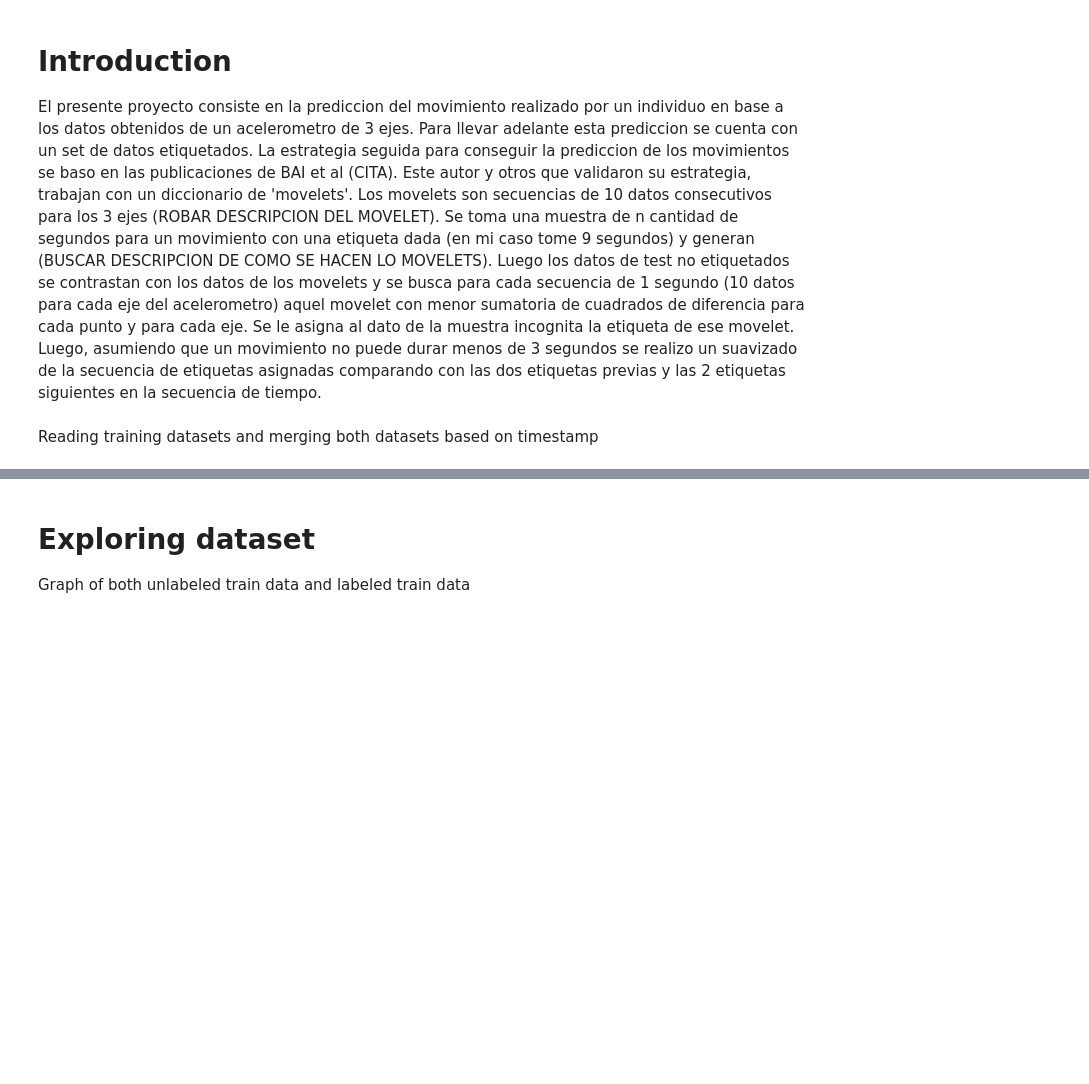
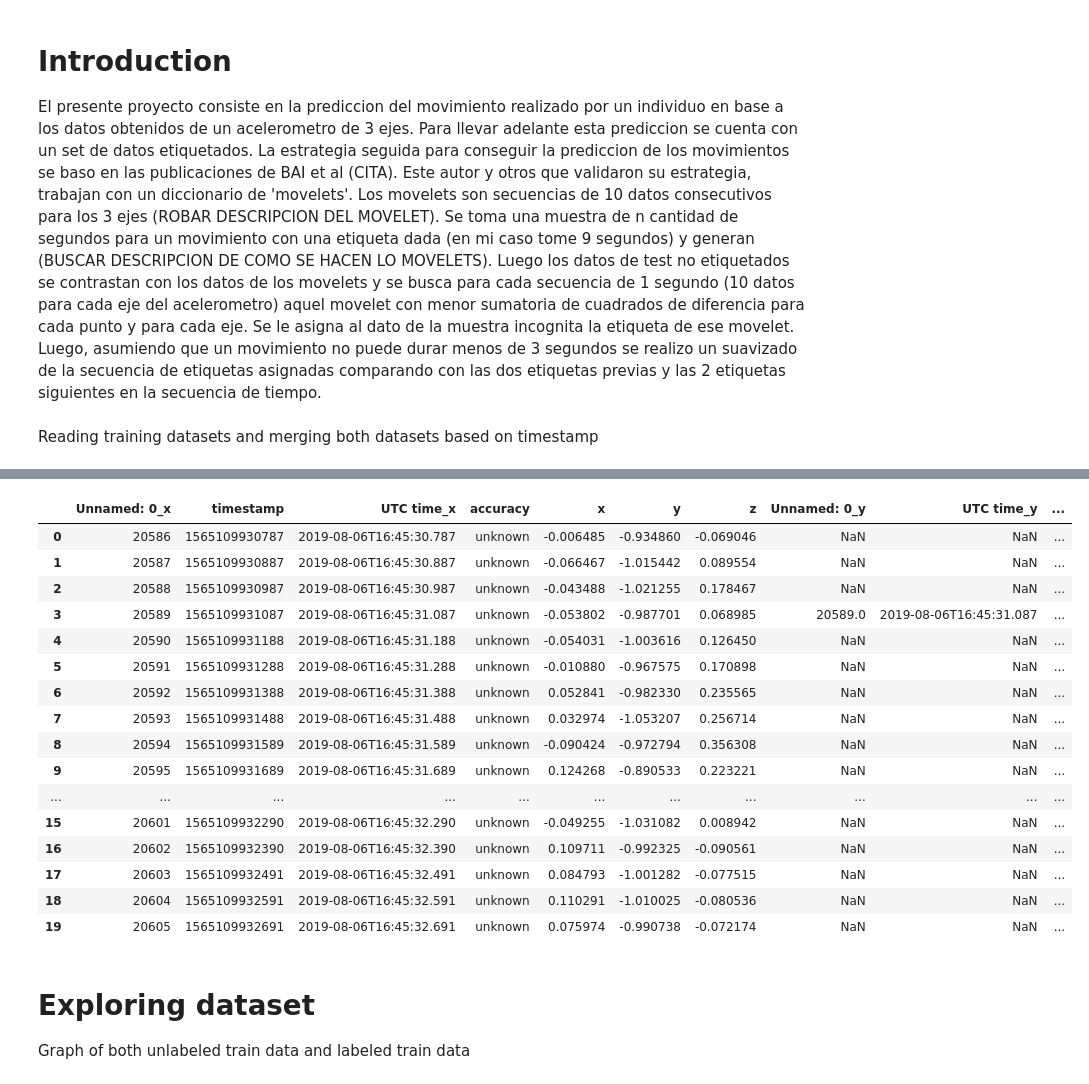
Before and after one commit to federicoweill/movement_prediction_edx_2019, a Jupyter notebook: movement_prediction_final.ipynb, the cells around one changed output, grey strips where cells are left out. Cells and saved outputs as stored; diff of their text form; code cells hidden in the pictures; blank space fills up the shorter version.

```diff
--- a/movement_prediction_final.ipynb
+++ b/movement_prediction_final.ipynb
@@ -14,7 +34,24 @@ Reading training datasets and merging both datasets based on timestamp
 # %%
-df_trts = pd.read_csv('train_time_series.csv')
-df_trl = pd.read_csv('train_labels.csv')
-df2 = pd.merge(df_trts,df_trl, on=['timestamp'], how = 'left')
+df = pd.merge(df_trts,df_trl, on=['timestamp'], how = 'left')
+df.head(20)
+# %% [output]
+|  | Unnamed: 0_x | timestamp | UTC time_x | accuracy | x | y | z | Unnamed: 0_y | UTC time_y | ... |
+| 0 | 20586 | 1565109930787 | 2019-08-06T16:45:30.787 | unknown | -0.006485 | -0.934860 | -0.069046 | NaN | NaN | ... |
+| 1 | 20587 | 1565109930887 | 2019-08-06T16:45:30.887 | unknown | -0.066467 | -1.015442 | 0.089554 | NaN | NaN | ... |
+| 2 | 20588 | 1565109930987 | 2019-08-06T16:45:30.987 | unknown | -0.043488 | -1.021255 | 0.178467 | NaN | NaN | ... |
+| 3 | 20589 | 1565109931087 | 2019-08-06T16:45:31.087 | unknown | -0.053802 | -0.987701 | 0.068985 | 20589.0 | 2019-08-06T16:45:31.087 | ... |
+| 4 | 20590 | 1565109931188 | 2019-08-06T16:45:31.188 | unknown | -0.054031 | -1.003616 | 0.126450 | NaN | NaN | ... |
+| 5 | 20591 | 1565109931288 | 2019-08-06T16:45:31.288 | unknown | -0.010880 | -0.967575 | 0.170898 | NaN | NaN | ... |
+| 6 | 20592 | 1565109931388 | 2019-08-06T16:45:31.388 | unknown | 0.052841 | -0.982330 | 0.235565 | NaN | NaN | ... |
+| 7 | 20593 | 1565109931488 | 2019-08-06T16:45:31.488 | unknown | 0.032974 | -1.053207 | 0.256714 | NaN | NaN | ... |
+| 8 | 20594 | 1565109931589 | 2019-08-06T16:45:31.589 | unknown | -0.090424 | -0.972794 | 0.356308 | NaN | NaN | ... |
+| 9 | 20595 | 1565109931689 | 2019-08-06T16:45:31.689 | unknown | 0.124268 | -0.890533 | 0.223221 | NaN | NaN | ... |
+| ... | ... | ... | ... | ... | ... | ... | ... | ... | ... | ... |
+| 15 | 20601 | 1565109932290 | 2019-08-06T16:45:32.290 | unknown | -0.049255 | -1.031082 | 0.008942 | NaN | NaN | ... |
+| 16 | 20602 | 1565109932390 | 2019-08-06T16:45:32.390 | unknown | 0.109711 | -0.992325 | -0.090561 | NaN | NaN | ... |
+| 17 | 20603 | 1565109932491 | 2019-08-06T16:45:32.491 | unknown | 0.084793 | -1.001282 | -0.077515 | NaN | NaN | ... |
+| 18 | 20604 | 1565109932591 | 2019-08-06T16:45:32.591 | unknown | 0.110291 | -1.010025 | -0.080536 | NaN | NaN | ... |
+| 19 | 20605 | 1565109932691 | 2019-08-06T16:45:32.691 | unknown | 0.075974 | -0.990738 | -0.072174 | NaN | NaN | ... |
 # %% [markdown]
 # Exploring dataset
 Graph of both unlabeled train data and labeled train data
```
Also changed, not shown: parts of 31 cells of this notebook.
